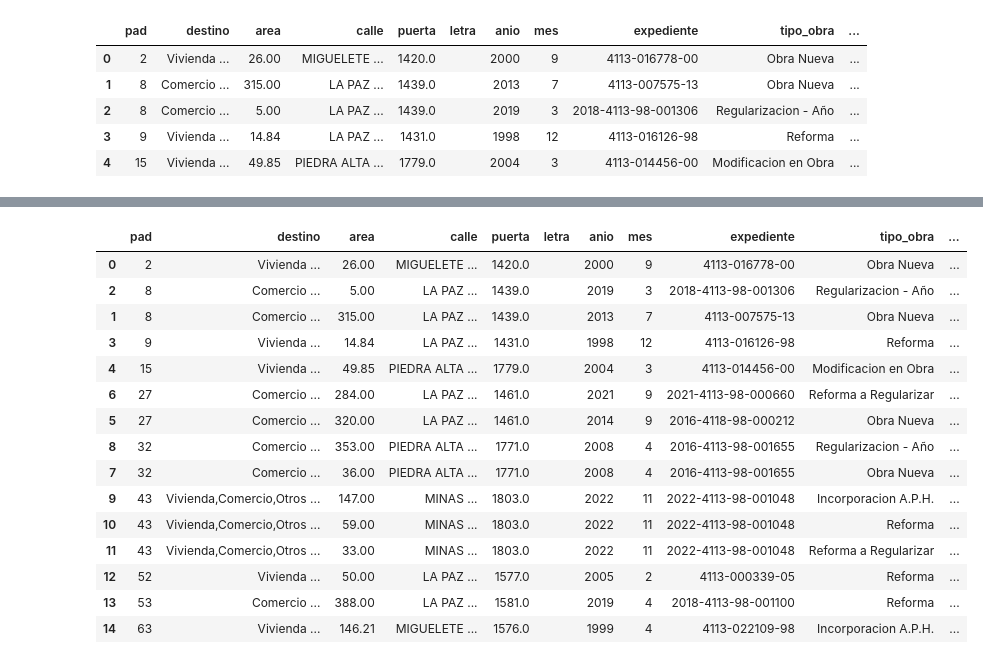
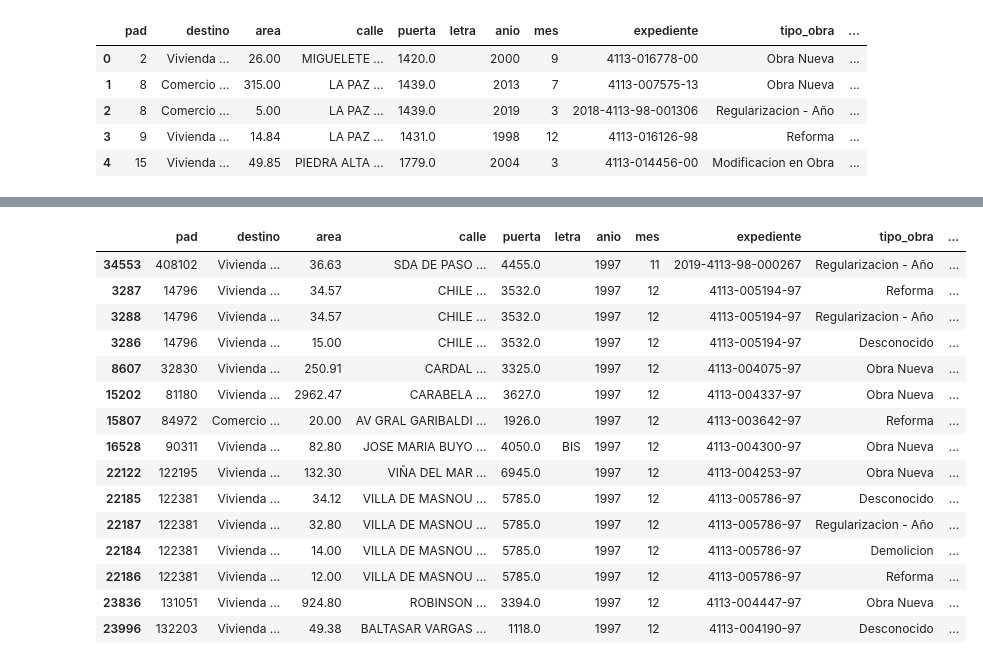
Before and after one commit to danblanc/python-para-ciencia-de-datos, a Jupyter notebook: Proyectos/Proyecto Crey_VFern/ReyFer.ipynb, the cells around one changed output, grey strips where cells are left out. Cells and saved outputs as stored; diff of their text form; code cells hidden in the pictures.

```diff
--- a/Proyectos/Proyecto Crey_VFern/ReyFer.ipynb
+++ b/Proyectos/Proyecto Crey_VFern/ReyFer.ipynb
@@ -237,23 +256,23 @@ Permisos.shape
 # %%
-# Ordenar el DataFrame por Padron (ascendente), anio, mes, area en orden descendente me quedo con el ùltimo permiso aprobado para ese padron y el area màs grande de esa fecha.
-Permisos_ordenado = Permisos.sort_values(by=['pad','anio', 'mes', 'area'], ascending=[True,False, False, False])
+# Ordenar el DataFrame  (ascendente), anio, mes, area en orden descendente
+Permisos_ordenado = Permisos.sort_values(by=['anio', 'mes','pad', 'area'], ascending=[True,True, True, False])
 
 # Mostrar el DataFrame ordenado
 Permisos_ordenado.head(15)
 # %% [output]
 |  | pad | destino | area | calle | puerta | letra | anio | mes | expediente | tipo_obra | ... |
-| 0 | 2 | Vivienda ... | 26.00 | MIGUELETE ... | 1420.0 |  | 2000 | 9 | 4113-016778-00 | Obra Nueva | ... |
-| 2 | 8 | Comercio ... | 5.00 | LA PAZ ... | 1439.0 |  | 2019 | 3 | 2018-4113-98-001306 | Regularizacion - Año | ... |
-| 1 | 8 | Comercio ... | 315.00 | LA PAZ ... | 1439.0 |  | 2013 | 7 | 4113-007575-13 | Obra Nueva | ... |
-| 3 | 9 | Vivienda ... | 14.84 | LA PAZ ... | 1431.0 |  | 1998 | 12 | 4113-016126-98 | Reforma | ... |
-| 4 | 15 | Vivienda ... | 49.85 | PIEDRA ALTA ... | 1779.0 |  | 2004 | 3 | 4113-014456-00 | Modificacion en Obra | ... |
-| 6 | 27 | Comercio ... | 284.00 | LA PAZ ... | 1461.0 |  | 2021 | 9 | 2021-4113-98-000660 | Reforma a Regularizar | ... |
-| 5 | 27 | Comercio ... | 320.00 | LA PAZ ... | 1461.0 |  | 2014 | 9 | 2016-4118-98-000212 | Obra Nueva | ... |
-| 8 | 32 | Comercio ... | 353.00 | PIEDRA ALTA ... | 1771.0 |  | 2008 | 4 | 2016-4113-98-001655 | Regularizacion - Año | ... |
-| 7 | 32 | Comercio ... | 36.00 | PIEDRA ALTA ... | 1771.0 |  | 2008 | 4 | 2016-4113-98-001655 | Obra Nueva | ... |
-| 9 | 43 | Vivienda,Comercio,Otros ... | 147.00 | MINAS ... | 1803.0 |  | 2022 | 11 | 2022-4113-98-001048 | Incorporacion A.P.H. | ... |
-| 10 | 43 | Vivienda,Comercio,Otros ... | 59.00 | MINAS ... | 1803.0 |  | 2022 | 11 | 2022-4113-98-001048 | Reforma | ... |
-| 11 | 43 | Vivienda,Comercio,Otros ... | 33.00 | MINAS ... | 1803.0 |  | 2022 | 11 | 2022-4113-98-001048 | Reforma a Regularizar | ... |
-| 12 | 52 | Vivienda ... | 50.00 | LA PAZ ... | 1577.0 |  | 2005 | 2 | 4113-000339-05 | Reforma | ... |
-| 13 | 53 | Comercio ... | 388.00 | LA PAZ ... | 1581.0 |  | 2019 | 4 | 2018-4113-98-001100 | Reforma | ... |
-| 14 | 63 | Vivienda ... | 146.21 | MIGUELETE ... | 1576.0 |  | 1999 | 4 | 4113-022109-98 | Incorporacion A.P.H. | ... |
+| 34553 | 408102 | Vivienda ... | 36.63 | SDA DE PASO ... | 4455.0 |  | 1997 | 11 | 2019-4113-98-000267 | Regularizacion - Año | ... |
+| 3287 | 14796 | Vivienda ... | 34.57 | CHILE ... | 3532.0 |  | 1997 | 12 | 4113-005194-97 | Reforma | ... |
+| 3288 | 14796 | Vivienda ... | 34.57 | CHILE ... | 3532.0 |  | 1997 | 12 | 4113-005194-97 | Regularizacion - Año | ... |
+| 3286 | 14796 | Vivienda ... | 15.00 | CHILE ... | 3532.0 |  | 1997 | 12 | 4113-005194-97 | Desconocido | ... |
+| 8607 | 32830 | Vivienda ... | 250.91 | CARDAL ... | 3325.0 |  | 1997 | 12 | 4113-004075-97 | Obra Nueva | ... |
+| 15202 | 81180 | Vivienda ... | 2962.47 | CARABELA ... | 3627.0 |  | 1997 | 12 | 4113-004337-97 | Obra Nueva | ... |
+| 15807 | 84972 | Comercio ... | 20.00 | AV GRAL GARIBALDI ... | 1926.0 |  | 1997 | 12 | 4113-003642-97 | Reforma | ... |
+| 16528 | 90311 | Vivienda ... | 82.80 | JOSE MARIA BUYO ... | 4050.0 | BIS | 1997 | 12 | 4113-004300-97 | Obra Nueva | ... |
+| 22122 | 122195 | Vivienda ... | 132.30 | VIÑA DEL MAR ... | 6945.0 |  | 1997 | 12 | 4113-004253-97 | Obra Nueva | ... |
+| 22185 | 122381 | Vivienda ... | 34.12 | VILLA DE MASNOU ... | 5785.0 |  | 1997 | 12 | 4113-005786-97 | Desconocido | ... |
+| 22187 | 122381 | Vivienda ... | 32.80 | VILLA DE MASNOU ... | 5785.0 |  | 1997 | 12 | 4113-005786-97 | Regularizacion - Año | ... |
+| 22184 | 122381 | Vivienda ... | 14.00 | VILLA DE MASNOU ... | 5785.0 |  | 1997 | 12 | 4113-005786-97 | Demolicion | ... |
+| 22186 | 122381 | Vivienda ... | 12.00 | VILLA DE MASNOU ... | 5785.0 |  | 1997 | 12 | 4113-005786-97 | Reforma | ... |
+| 23836 | 131051 | Vivienda ... | 924.80 | ROBINSON ... | 3394.0 |  | 1997 | 12 | 4113-004447-97 | Obra Nueva | ... |
+| 23996 | 132203 | Vivienda ... | 49.38 | BALTASAR VARGAS ... | 1118.0 |  | 1997 | 12 | 4113-004190-97 | Desconocido | ... |
```
Also changed, not shown: parts of 33 cells of this notebook, 1 other file.
